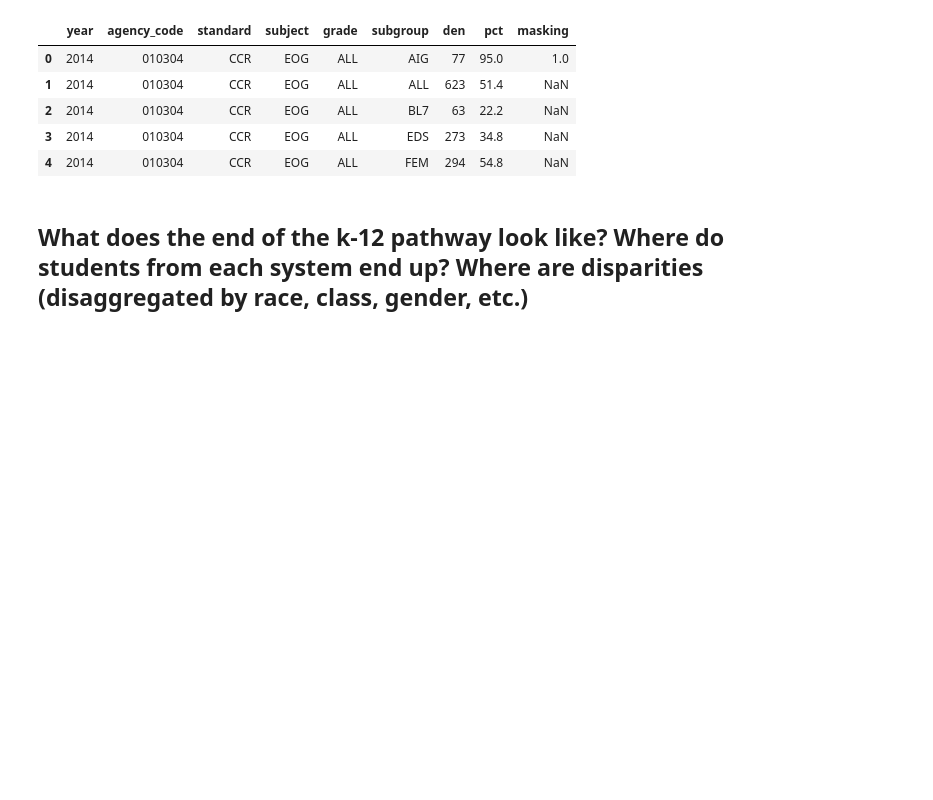
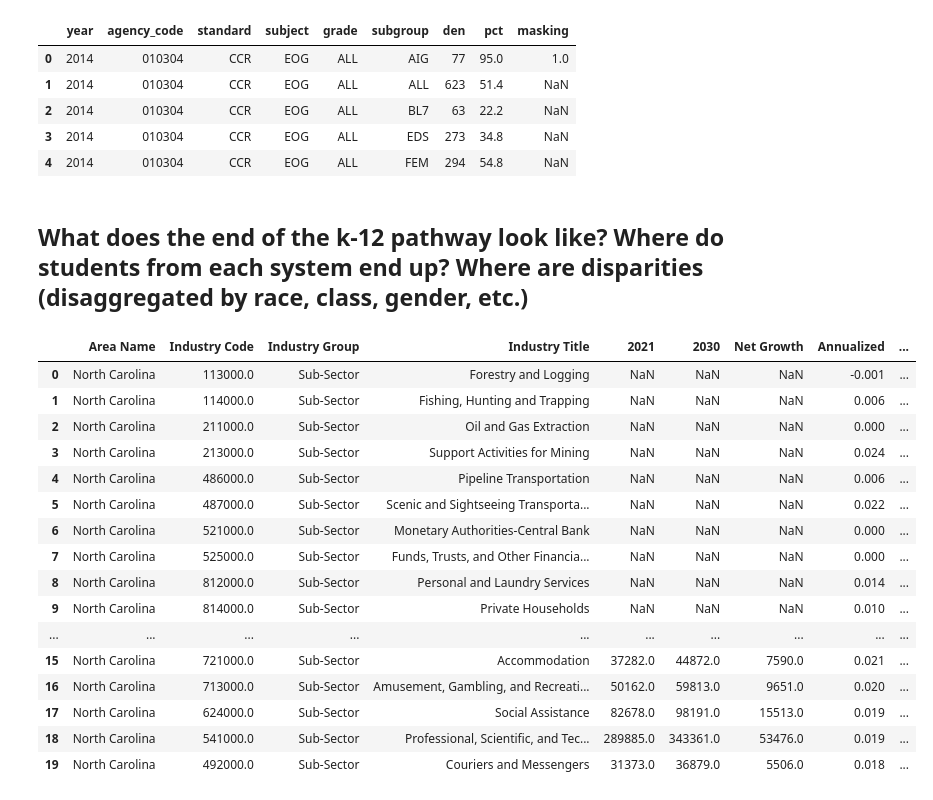
Before and after one commit to emcfalls/NC-Datathon, a Jupyter notebook: NC_Datathon.ipynb, the cells around one changed output. Saved outputs shown, nothing was run; the diff lists cells and outputs as text; code cells hidden in the pictures; blank space fills up the shorter version.

Commit message:
Cleaning

```diff
--- a/NC_Datathon.ipynb
+++ b/NC_Datathon.ipynb
@@ -72,0 +71,23 @@ standards.head()
+# %%
+# Cleaning Employment Projections
+employment_df = pd.read_excel("/Dataset 1 - Employment Projections by Industry.xlsx")
+employment_df.replace("*", np.nan, inplace=True)
+employment_df.head(20)
+# %% [output]
+|  | Area Name | Industry Code | Industry Group | Industry Title | 2021 | 2030 | Net Growth | Annualized | ... |
+| 0 | North Carolina | 113000.0 | Sub-Sector | Forestry and Logging | NaN | NaN | NaN | -0.001 | ... |
+| 1 | North Carolina | 114000.0 | Sub-Sector | Fishing, Hunting and Trapping | NaN | NaN | NaN | 0.006 | ... |
+| 2 | North Carolina | 211000.0 | Sub-Sector | Oil and Gas Extraction | NaN | NaN | NaN | 0.000 | ... |
+| 3 | North Carolina | 213000.0 | Sub-Sector | Support Activities for Mining | NaN | NaN | NaN | 0.024 | ... |
+| 4 | North Carolina | 486000.0 | Sub-Sector | Pipeline Transportation | NaN | NaN | NaN | 0.006 | ... |
+| 5 | North Carolina | 487000.0 | Sub-Sector | Scenic and Sightseeing Transporta... | NaN | NaN | NaN | 0.022 | ... |
+| 6 | North Carolina | 521000.0 | Sub-Sector | Monetary Authorities-Central Bank | NaN | NaN | NaN | 0.000 | ... |
+| 7 | North Carolina | 525000.0 | Sub-Sector | Funds, Trusts, and Other Financia... | NaN | NaN | NaN | 0.000 | ... |
+| 8 | North Carolina | 812000.0 | Sub-Sector | Personal and Laundry Services | NaN | NaN | NaN | 0.014 | ... |
+| 9 | North Carolina | 814000.0 | Sub-Sector | Private Households | NaN | NaN | NaN | 0.010 | ... |
+| ... | ... | ... | ... | ... | ... | ... | ... | ... | ... |
+| 15 | North Carolina | 721000.0 | Sub-Sector | Accommodation | 37282.0 | 44872.0 | 7590.0 | 0.021 | ... |
+| 16 | North Carolina | 713000.0 | Sub-Sector | Amusement, Gambling, and Recreati... | 50162.0 | 59813.0 | 9651.0 | 0.020 | ... |
+| 17 | North Carolina | 624000.0 | Sub-Sector | Social Assistance | 82678.0 | 98191.0 | 15513.0 | 0.019 | ... |
+| 18 | North Carolina | 541000.0 | Sub-Sector | Professional, Scientific, and Tec... | 289885.0 | 343361.0 | 53476.0 | 0.019 | ... |
+| 19 | North Carolina | 492000.0 | Sub-Sector | Couriers and Messengers | 31373.0 | 36879.0 | 5506.0 | 0.018 | ... |
```
Also changed, not shown: parts of 3 cells of this notebook.
